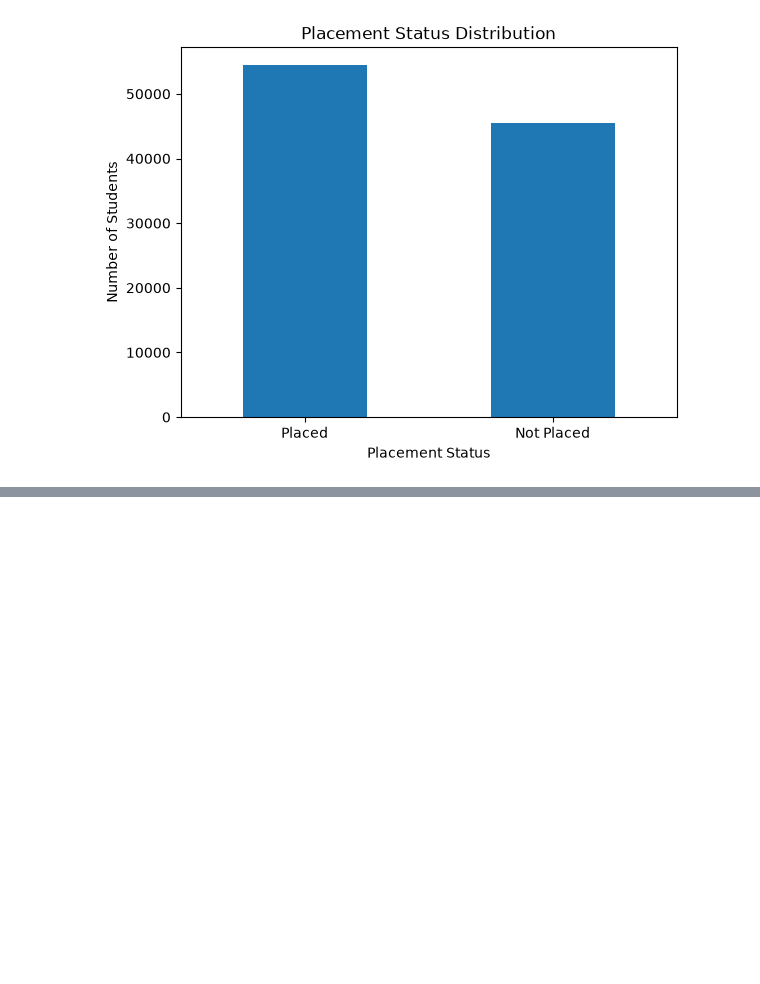
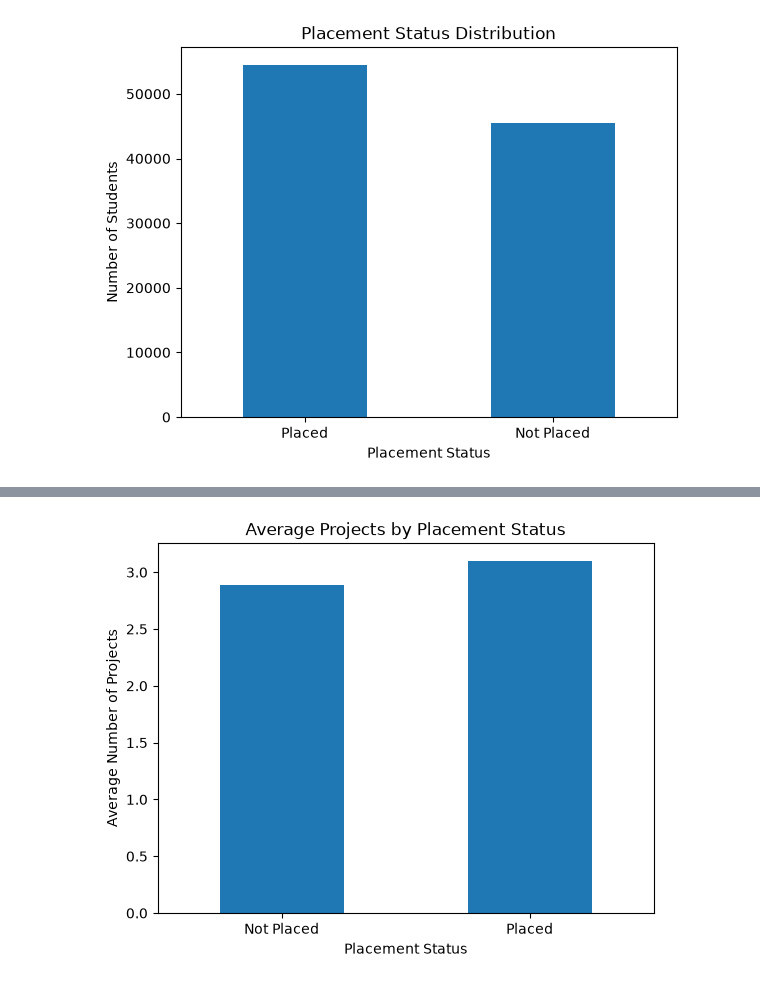
Before and after one commit to coolgeeksnippets/AI-ML-Project-Student_Placement_Prediction_System, a Jupyter notebook: notebooks/analysis.ipynb, the cells around one changed output, grey strips where cells are left out. Cells and saved outputs as stored; diff of their text form; code cells hidden in the pictures; blank space fills up the shorter version.

```diff
--- a/notebooks/analysis.ipynb
+++ b/notebooks/analysis.ipynb
@@ -218,0 +334,9 @@ plt.show()
+# %%
+df_clean.groupby('placement_status')['projects_count'].mean().plot(kind='bar')
+plt.title('Average Projects by Placement Status')
+plt.xlabel('Placement Status')
+plt.ylabel('Average Number of Projects')
+plt.xticks(rotation=0)
+plt.show()
+# %% [output]
+[figure, added]
```
Also changed, not shown: parts of 30 cells of this notebook.
